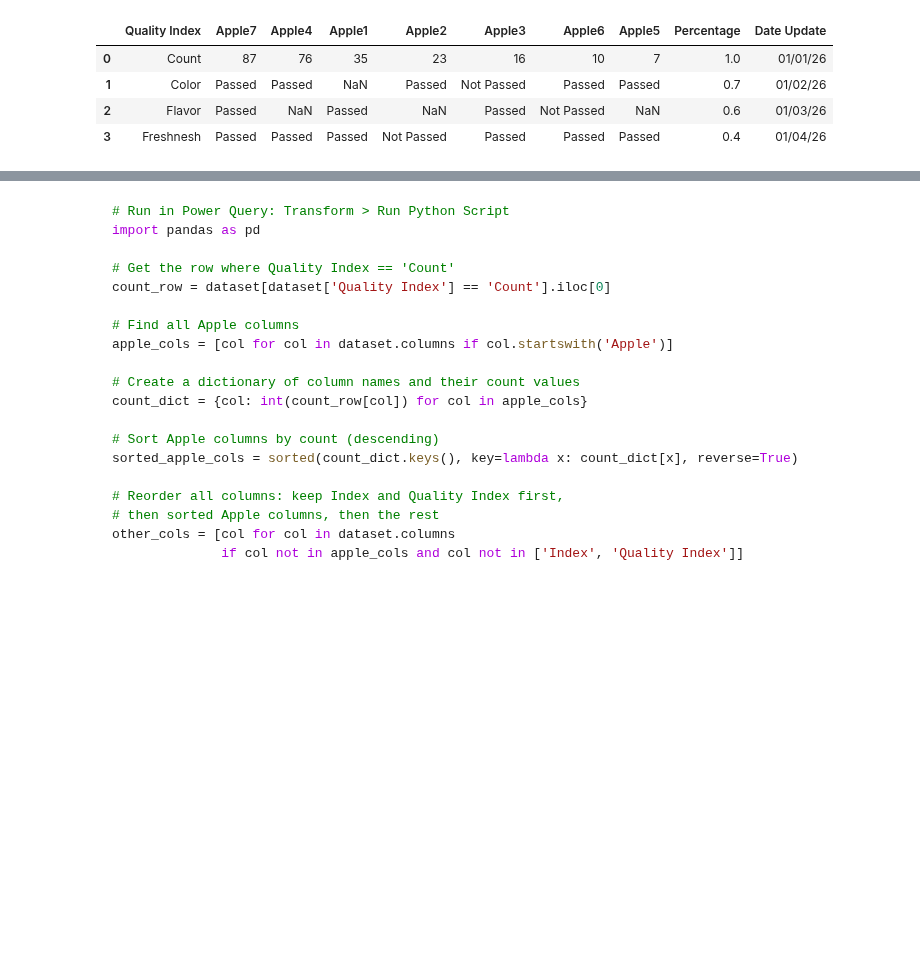
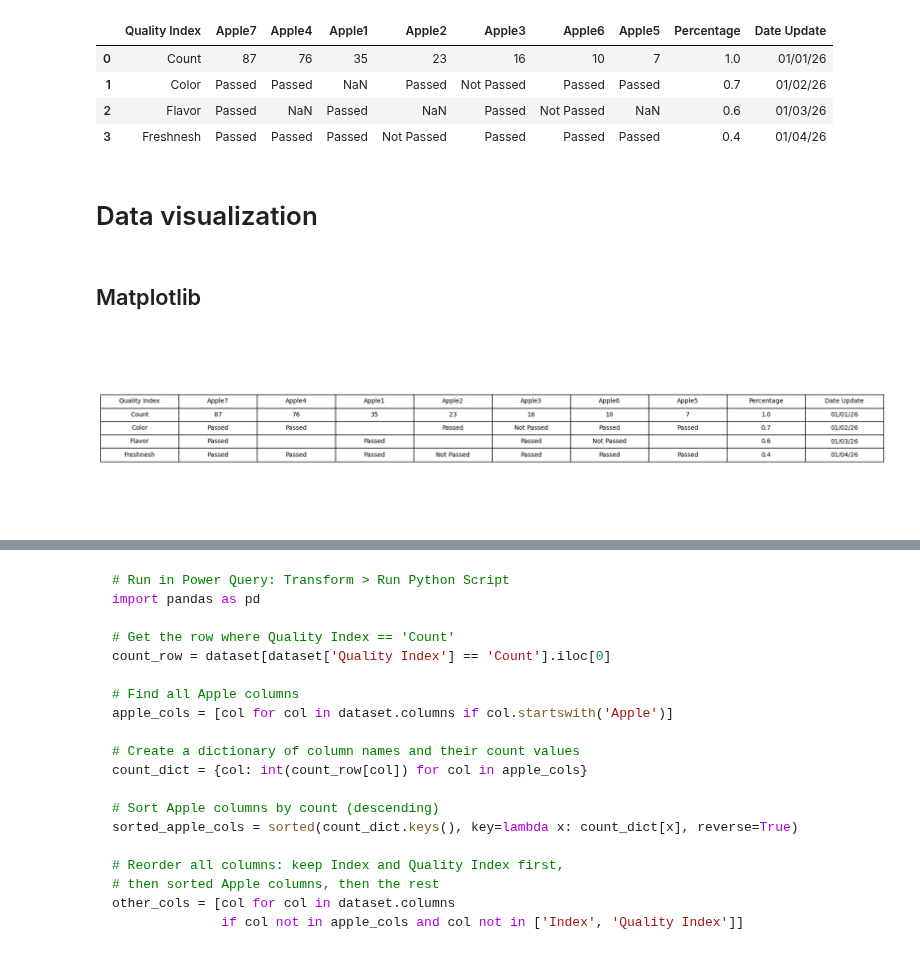
Before and after one commit to rosa-lpz/data-analysis-handbook, a Jupyter notebook: data-visualization/power-bi/examples/sorting-tables/data-analysis.ipynb, the cells around one changed output, grey strips where cells are left out. Drawn from its saved outputs; the diff is of its cells as text; code cells hidden in the pictures; blank space fills up the shorter version.

Commit message:
sorting-tables Power BI example
sorting-tables Power BI example

```diff
--- a/data-visualization/power-bi/examples/sorting-tables/data-analysis.ipynb
+++ b/data-visualization/power-bi/examples/sorting-tables/data-analysis.ipynb
@@ -110,3 +112,32 @@ dataset
 | 1 | Color | Passed | Passed | NaN | Passed | Not Passed | Passed | Passed | 0.7 | 01/02/26 |
 | 2 | Flavor | Passed | NaN | Passed | NaN | Passed | Not Passed | NaN | 0.6 | 01/03/26 |
 | 3 | Freshnesh | Passed | Passed | Passed | Not Passed | Passed | Passed | Passed | 0.4 | 01/04/26 |
+# %% [markdown]
+# Data visualization
+# %% [markdown]
+## Matplotlib
+# %%
+import matplotlib.pyplot as plt
+
+# Create a matplotlib table from the full dataset
+fig, ax = plt.subplots(figsize=(18, 2 + 0.6 * len(dataset)))
+ax.axis('off')
+
+table_data = dataset.fillna('').values
+col_labels = dataset.columns.tolist()
+
+tbl = ax.table(
+    cellText=table_data,
+    colLabels=col_labels,
+    cellLoc='center',
+    loc='center'
+)
+
+tbl.auto_set_font_size(False)
+tbl.set_fontsize(10)
+tbl.scale(1, 1.5)
+
+plt.tight_layout()
+plt.show()
+# %% [output]
+[figure, added]
```
Also changed, not shown: parts of 6 cells of this notebook, 19 other files.
